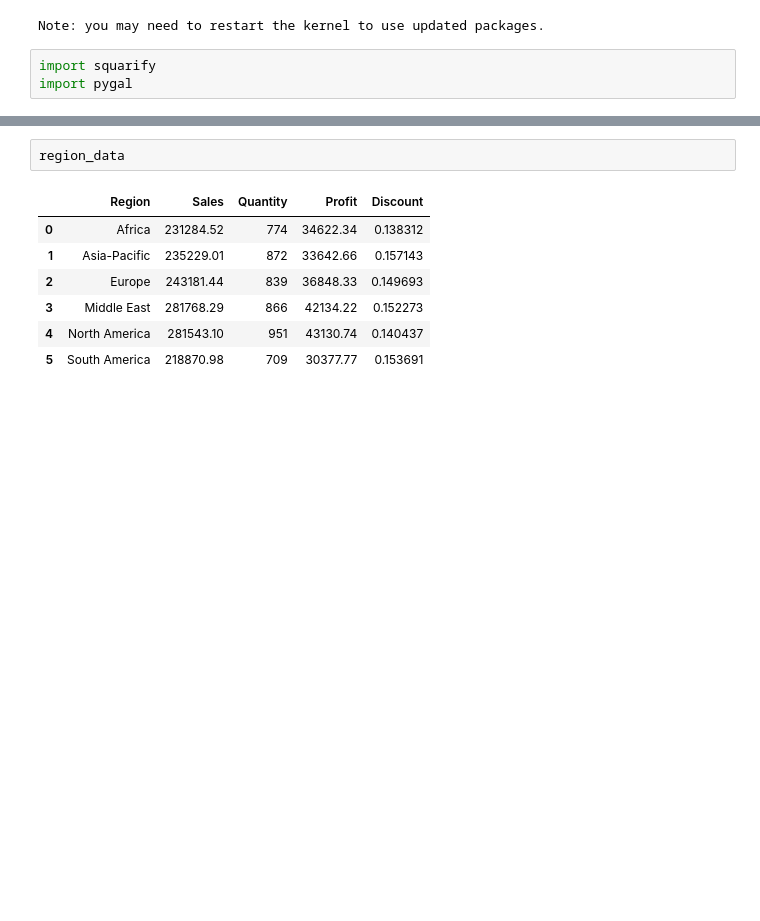
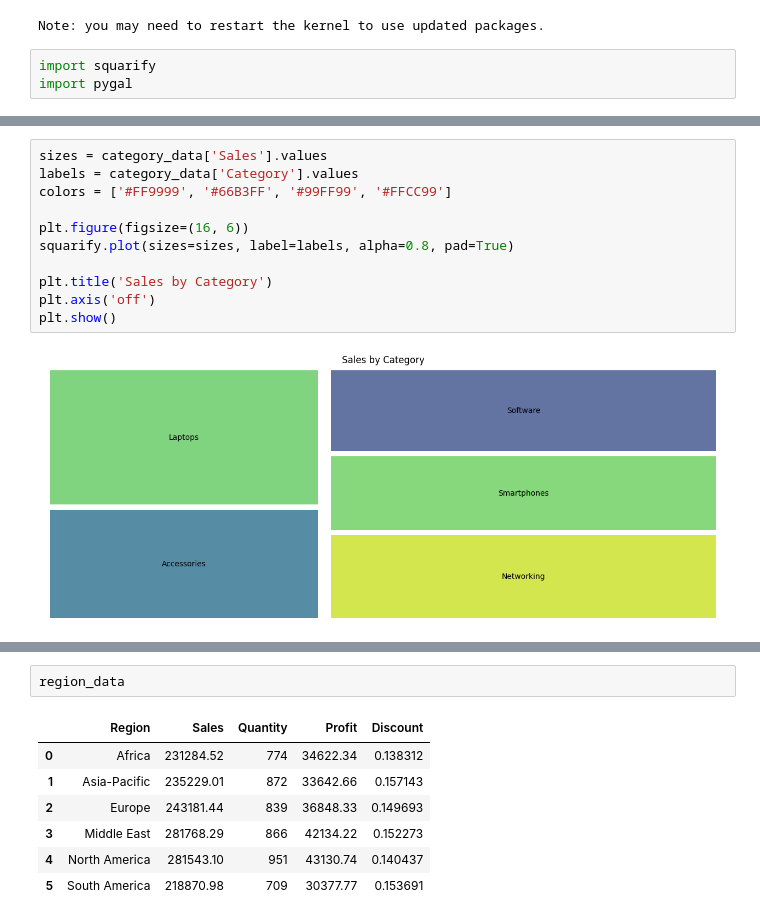
Before and after one commit to Impact-Insights/Data-Engineering-Projects, a Jupyter notebook: Global Technology Sales/Global_Tech_Sales.ipynb, the cells around one changed output, grey strips where cells are left out. Cells and saved outputs as stored; diff of their text form; blank space fills up the shorter version.

```diff
--- a/Global Technology Sales/Global_Tech_Sales.ipynb
+++ b/Global Technology Sales/Global_Tech_Sales.ipynb
@@ -1278,0 +1259,13 @@ data.head(2)
+# %%
+sizes = category_data['Sales'].values
+labels = category_data['Category'].values
+colors = ['#FF9999', '#66B3FF', '#99FF99', '#FFCC99']
+
+plt.figure(figsize=(16, 6))
+squarify.plot(sizes=sizes, label=labels, alpha=0.8, pad=True)
+
+plt.title('Sales by Category')
+plt.axis('off')
+plt.show()
+# %% [output]
+[figure, added]
```
Also changed, not shown: parts of 45 cells of this notebook.
